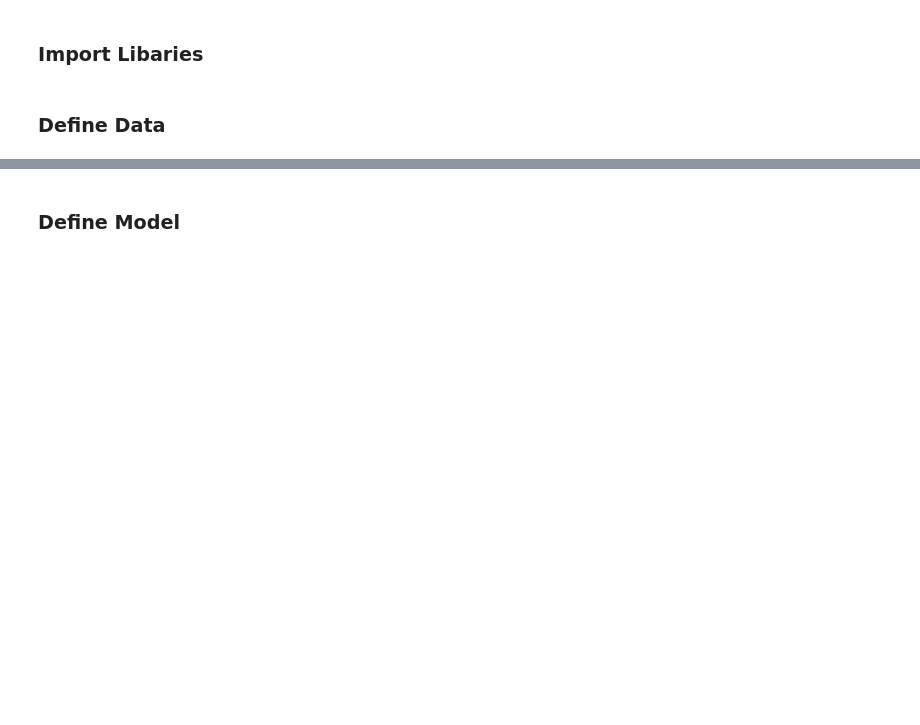
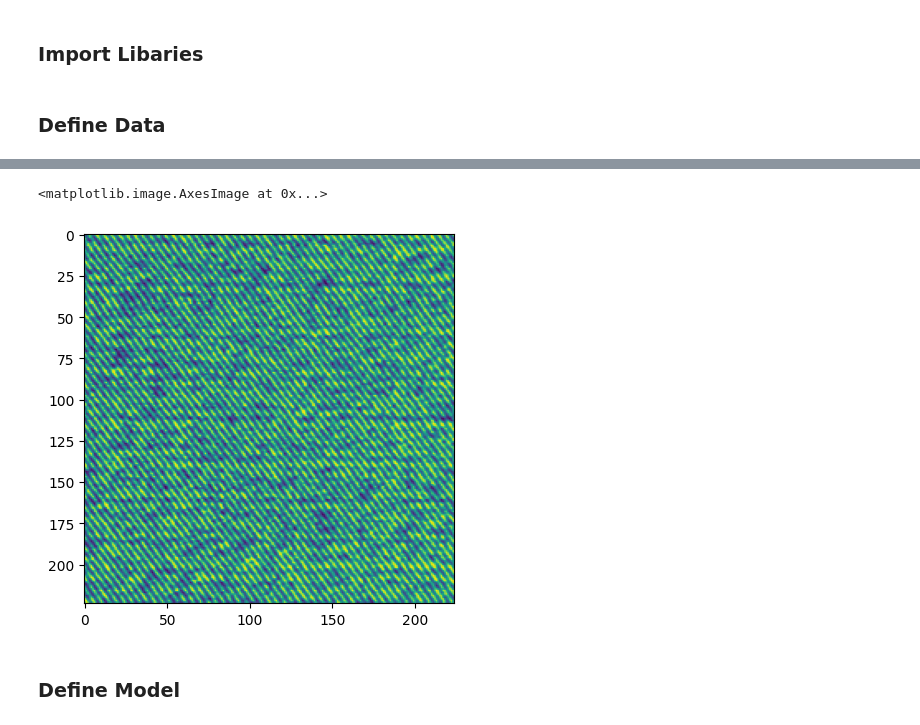
Before and after one commit to jraad/fabric_defect_detection, a Jupyter notebook: train/binary_patch_classification.ipynb, the cells around one changed output, grey strips where cells are left out. Saved outputs shown, nothing was run; the diff lists cells and outputs as text; code cells hidden in the pictures; blank space fills up the shorter version.

```diff
--- a/train/binary_patch_classification.ipynb
+++ b/train/binary_patch_classification.ipynb
@@ -44,3 +55,8 @@ train, val = random_split(data, [train_samples, val_samples])
+# %%
+plt.imshow(img)
+# %% [output]
+<matplotlib.image.AxesImage at 0x...>
+[figure, added]
 # %%
 # Apply weighting due to class imbalance
 class_counts = [data.has_defect.count(c) for c in range(2)]
```
Also changed, not shown: parts of 2 cells of this notebook, 4 other files.
